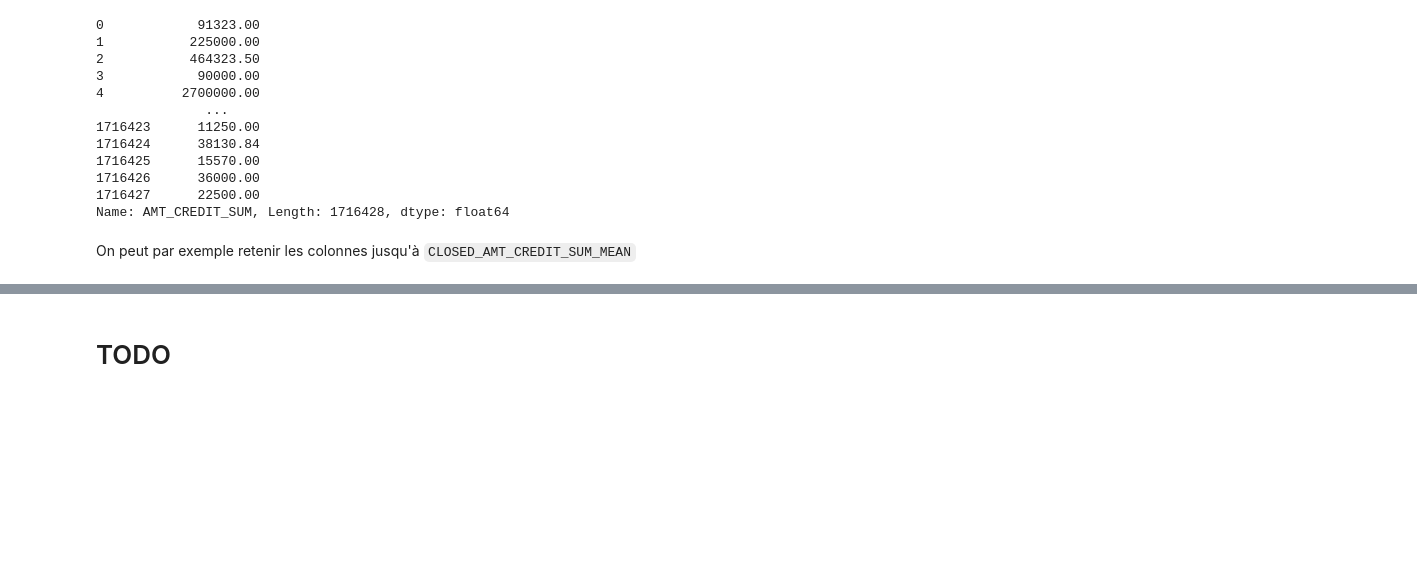
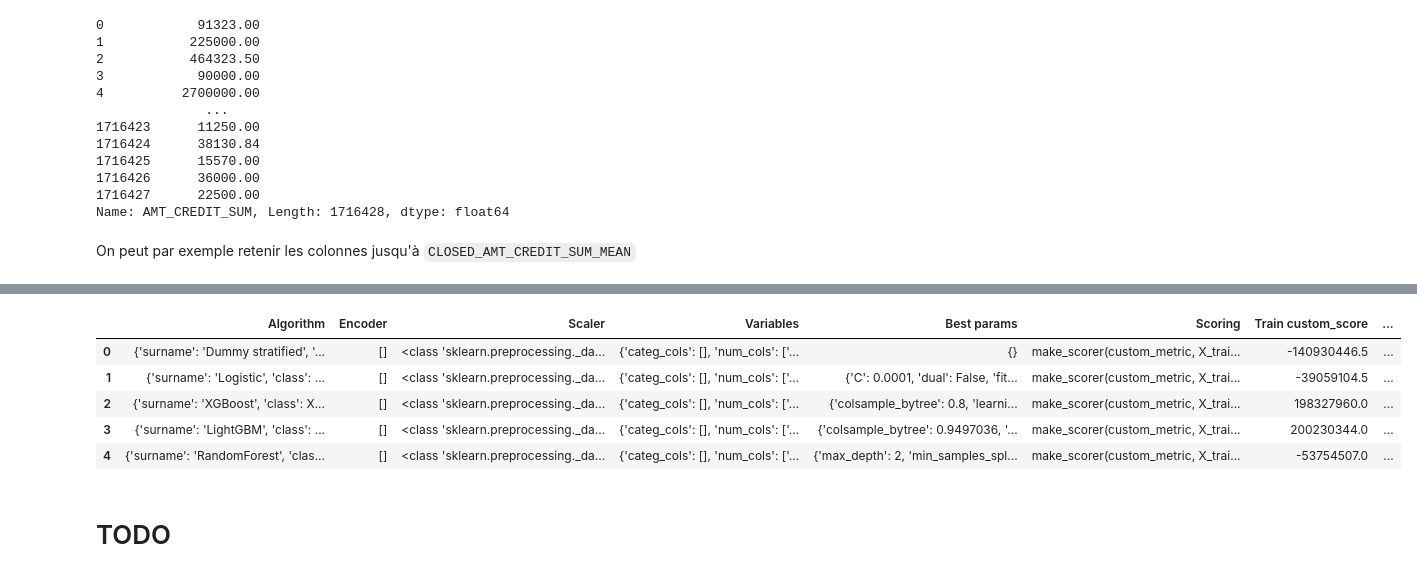
Before and after one commit to CyrilWW/OC-DS-Projet-7, a Jupyter notebook: model/Gaborit_Cyril_1_notebook_102022.ipynb, the cells around one changed output, grey strips where cells are left out. Cells and saved outputs as stored; diff of their text form; code cells hidden in the pictures; blank space fills up the shorter version.

Commit message:
Plan d'expérience sur les algos

```diff
--- a/model/Gaborit_Cyril_1_notebook_102022.ipynb
+++ b/model/Gaborit_Cyril_1_notebook_102022.ipynb
@@ -1558,0 +1878,13 @@ On peut par exemple retenir les colonnes jusqu'à `CLOSED_AMT_CREDIT_SUM_MEAN`
+# %%
+models_cols = [
+    {'categ_cols':[], # Tout est déjà encodé
+     'num_cols'  :[f for f in df.columns if f not in ['TARGET','SK_ID_CURR','SK_ID_BUREAU','SK_ID_PREV','index']],
+    },
+]
+# %%
+chosen_models_cols = models_cols #[5:6]# [2:6:3]
+# %%
+doe = list(itertools.product(algos_clf, encoders, scalers, chosen_models_cols))
+columns = ['Algorithm', 'Encoder', 'Scaler', 'Variables']
+df_doe = pd.DataFrame(data=doe, columns=columns)
+df_doe_init = df_doe.copy()
@@ -1558,0 +1904,6 @@ On peut par exemple retenir les colonnes jusqu'à `CLOSED_AMT_CREDIT_SUM_MEAN`
+# %%
+df_doe, algos_results, s, best_mdl, best_mdl_name = \
+        MLstuff.classification_doe(train_df, df_doe_init,
+                                   target_col, problem_kind,
+                                   scores,
+                                   encode_y=False)
@@ -1559,3 +1928,12 @@ On peut par exemple retenir les colonnes jusqu'à `CLOSED_AMT_CREDIT_SUM_MEAN`
+# %%
+df_doe
+# %% [output]
+|  | Algorithm | Encoder | Scaler | Variables | Best params | Scoring | Train custom_score | ... |
+| 0 | {'surname': 'Dummy stratified', '... | [] | <class 'sklearn.preprocessing._da... | {'categ_cols': [], 'num_cols': ['... | {} | make_scorer(custom_metric, X_trai... | -140930446.5 | ... |
+| 1 | {'surname': 'Logistic', 'class': ... | [] | <class 'sklearn.preprocessing._da... | {'categ_cols': [], 'num_cols': ['... | {'C': 0.0001, 'dual': False, 'fit... | make_scorer(custom_metric, X_trai... | -39059104.5 | ... |
+| 2 | {'surname': 'XGBoost', 'class': X... | [] | <class 'sklearn.preprocessing._da... | {'categ_cols': [], 'num_cols': ['... | {'colsample_bytree': 0.8, 'learni... | make_scorer(custom_metric, X_trai... | 198327960.0 | ... |
+| 3 | {'surname': 'LightGBM', 'class': ... | [] | <class 'sklearn.preprocessing._da... | {'categ_cols': [], 'num_cols': ['... | {'colsample_bytree': 0.9497036, '... | make_scorer(custom_metric, X_trai... | 200230344.0 | ... |
+| 4 | {'surname': 'RandomForest', 'clas... | [] | <class 'sklearn.preprocessing._da... | {'categ_cols': [], 'num_cols': ['... | {'max_depth': 2, 'min_samples_spl... | make_scorer(custom_metric, X_trai... | -53754507.0 | ... |
 # %% [markdown]
 # TODO
 # %% [markdown]
```
Also changed, not shown: parts of 83 cells of this notebook.
